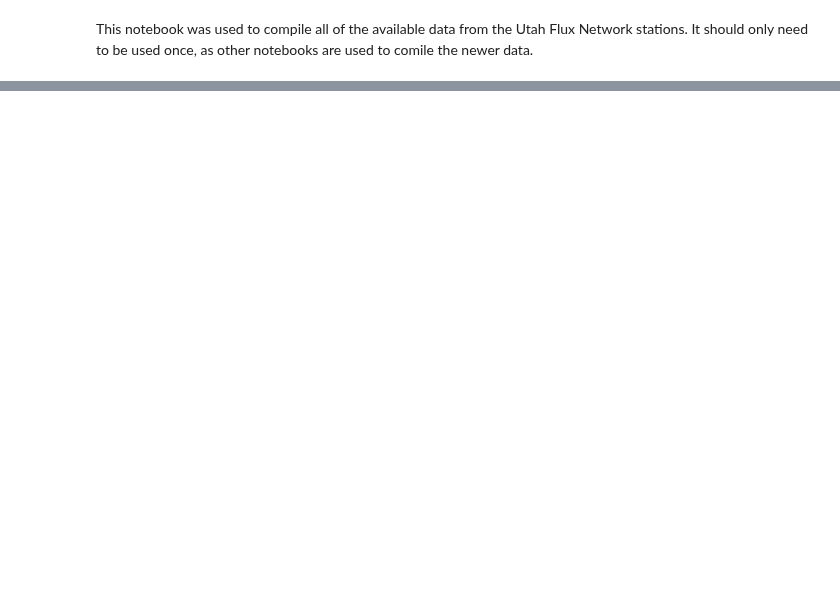
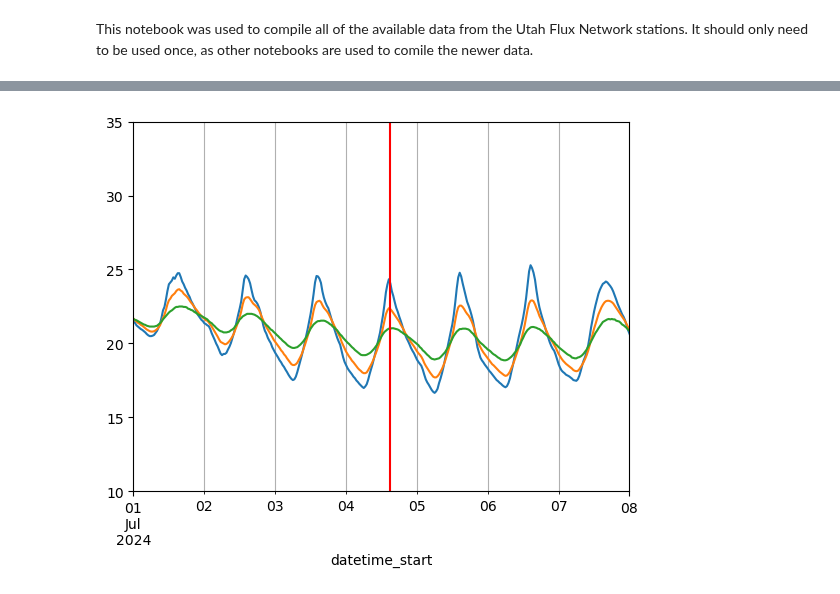
Before and after one commit to utah-geological-survey/MicroMet, a Jupyter notebook: Notebooks/Processing Workflow Notebooks/DL_test.ipynb, the cells around one changed output, grey strips where cells are left out. Drawn from its saved outputs; the diff is of its cells as text; code cells hidden in the pictures; blank space fills up the shorter version.

```diff
--- a/Notebooks/Processing Workflow Notebooks/DL_test.ipynb
+++ b/Notebooks/Processing Workflow Notebooks/DL_test.ipynb
@@ -46,17 +44,19 @@ am = micromet.AmerifluxDataProcessor()
 for key, value in site_folders.items():
 
     print(key)
-    raw_fold = pathlib.Path('H:/UGS_Flux/Data_Downloads/')
+    raw_fold = pathlib.Path('G:/Shared drives/UGS_Flux/Data_Downloads/')
     raw_data = am.raw_file_compile(raw_fold, value, search_str = "*Flux_AmeriFluxFormat*.dat")
     if raw_data is not None:
-        am_data = micromet.Reformatter(raw_data, data_path="C:/Users/paulinkenbrandt/Documents/GitHub/MicroMet/data/extreme_values.csv")
+        am_data = micromet.Reformatter(raw_data,
+                                       config_path="../../data/reformatter_vars.yml",
+                                       drop_soil=False,)
         am_df = am_data.et_data
         compdf[key] = am_df
 
         am_df.to_csv(f"../../station_data/{key}_HH_{am_df['TIMESTAMP_START'].values[0]:}_{am_df['TIMESTAMP_END'].values[-1]:}.csv")
 
 
-cdf = pd.concat(compdf,axis=0)
+cdf = pd.concat(compdf, axis=0)
 cdf.index.set_names(['stationid','datetime_start'],inplace=True)
 #cdf.rename(columns={'level_0':'stationid'},inplace=True)
 #cdf.to_parquet('../station_data/all_data.parquet')
@@ -83,0 +128,25 @@ Unknown header format for file: H:\UGS_Flux\Data_Downloads\Juab\20210826_farmNep
+# %%
+soilcols = [col.lower() for col in am_data.MATH_SOILS_V2]
+soildfs = pd.merge(ddf,cdf[soilcols],how='left',on=['stationid','datetime_start'],suffixes=(None,'_eddy'))
+soildfs
+
+for col in cdf.columns:
+    if col in soilcols:
+        cdf.drop(columns=col,inplace=True)  # drop the soil columns from the main dataframe
+
+cdf.to_parquet('../../station_data/all_eddy_data.parquet')
+
+soildfs.to_parquet('../../station_data/all_soil_data.parquet')
+
+ddf.to_parquet('../../station_data/all_met_data.parquet')
+# %%
+utd_soilt = soildfs.loc['US-UTD'][['ts_3_1_1','ts_3_2_1','ts_3_3_1']].replace(-9999,np.nan)
+utd_soilt['ts_3_1_1'].plot()
+utd_soilt['ts_3_2_1'].shift(-1).plot()
+utd_soilt['ts_3_3_1'].shift(-5).plot()
+plt.axvline('2024-07-04 15:00',color='r')
+plt.xlim('2024-07-01','2024-07-08')
+plt.ylim(10,35)
+plt.grid(True, which='minor')
+# %% [output]
+[figure, added]
```
Also changed, not shown: parts of 13 cells of this notebook, 6 other files.
